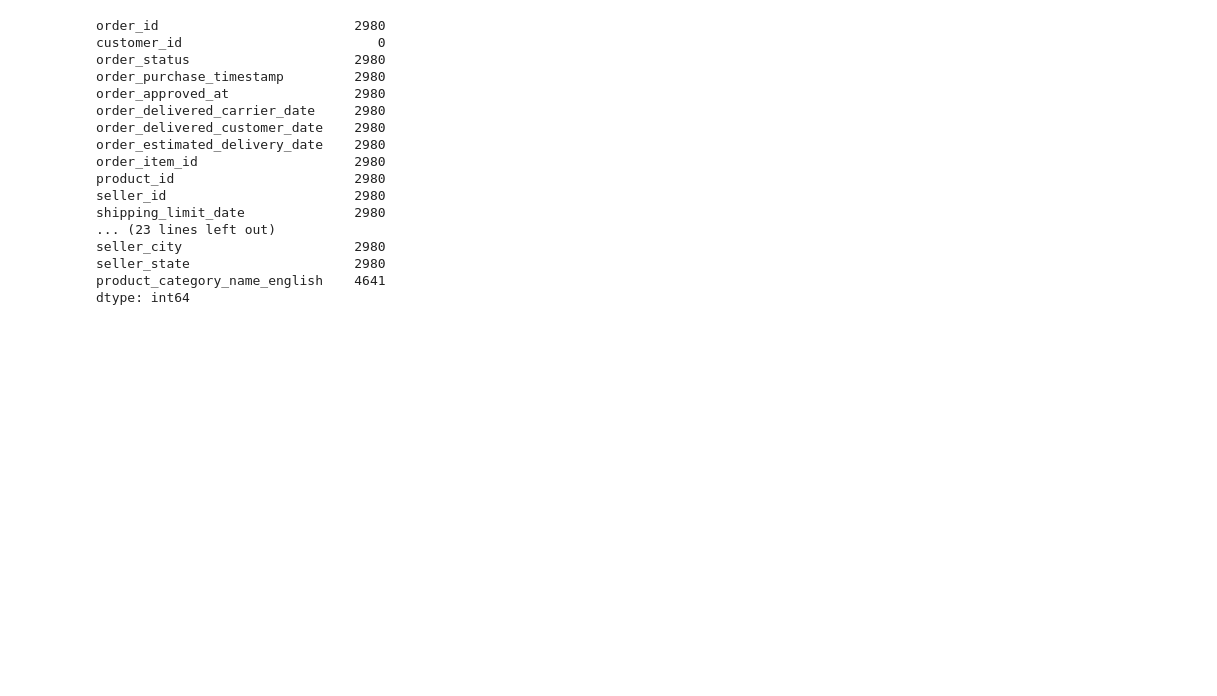
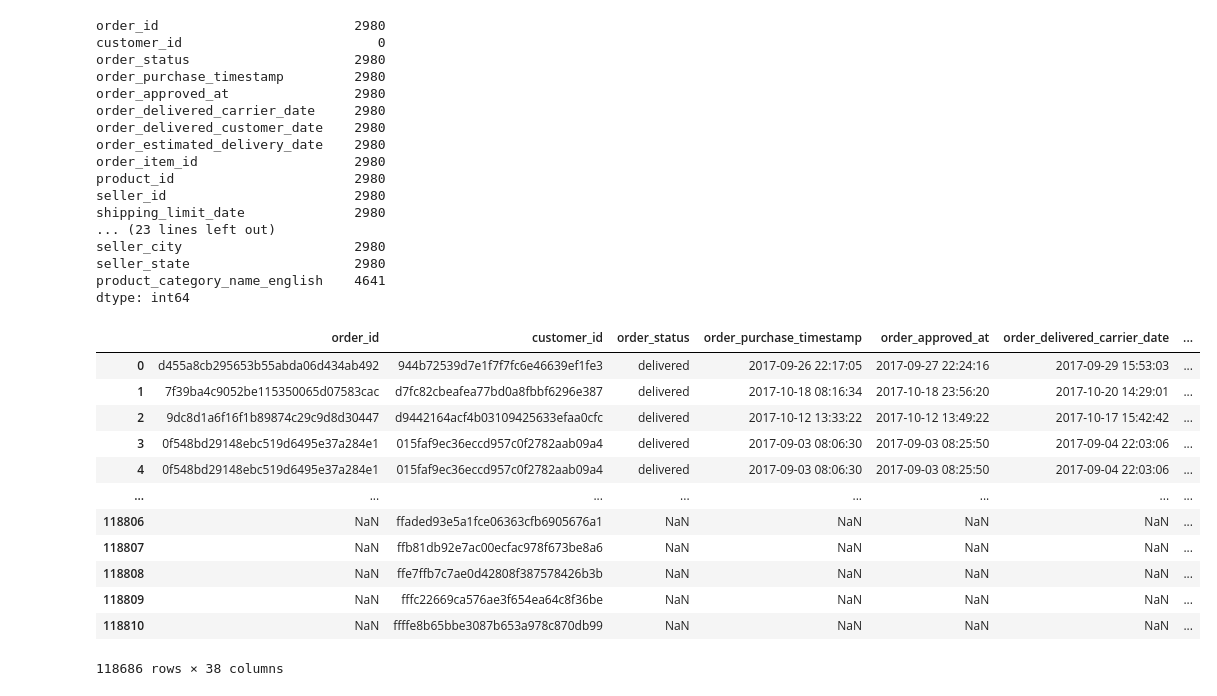
Before and after one commit to alexkondrashov7/-hackathon_2025_mipt, a Jupyter notebook: research/eda.ipynb, the cells around one changed output. Saved outputs shown, nothing was run; the diff lists cells and outputs as text; code cells hidden in the pictures; blank space fills up the shorter version.

```diff
--- a/research/eda.ipynb
+++ b/research/eda.ipynb
@@ -88,3 +88,19 @@ seller_city                      2980
 seller_state                     2980
 product_category_name_english    4641
 dtype: int64
+# %%
+data
+# %% [output]
+|  | order_id | customer_id | order_status | order_purchase_timestamp | order_approved_at | order_delivered_carrier_date | ... |
+| 0 | d455a8cb295653b55abda06d434ab492 | 944b72539d7e1f7f7fc6e46639ef1fe3 | delivered | 2017-09-26 22:17:05 | 2017-09-27 22:24:16 | 2017-09-29 15:53:03 | ... |
+| 1 | 7f39ba4c9052be115350065d07583cac | d7fc82cbeafea77bd0a8fbbf6296e387 | delivered | 2017-10-18 08:16:34 | 2017-10-18 23:56:20 | 2017-10-20 14:29:01 | ... |
+| 2 | 9dc8d1a6f16f1b89874c29c9d8d30447 | d9442164acf4b03109425633efaa0cfc | delivered | 2017-10-12 13:33:22 | 2017-10-12 13:49:22 | 2017-10-17 15:42:42 | ... |
+| 3 | 0f548bd29148ebc519d6495e37a284e1 | 015faf9ec36eccd957c0f2782aab09a4 | delivered | 2017-09-03 08:06:30 | 2017-09-03 08:25:50 | 2017-09-04 22:03:06 | ... |
+| 4 | 0f548bd29148ebc519d6495e37a284e1 | 015faf9ec36eccd957c0f2782aab09a4 | delivered | 2017-09-03 08:06:30 | 2017-09-03 08:25:50 | 2017-09-04 22:03:06 | ... |
+| ... | ... | ... | ... | ... | ... | ... | ... |
+| 118806 | NaN | ffaded93e5a1fce06363cfb6905676a1 | NaN | NaN | NaN | NaN | ... |
+| 118807 | NaN | ffb81db92e7ac00ecfac978f673be8a6 | NaN | NaN | NaN | NaN | ... |
+| 118808 | NaN | ffe7ffb7c7ae0d42808f387578426b3b | NaN | NaN | NaN | NaN | ... |
+| 118809 | NaN | fffc22669ca576ae3f654ea64c8f36be | NaN | NaN | NaN | NaN | ... |
+| 118810 | NaN | ffffe8b65bbe3087b653a978c870db99 | NaN | NaN | NaN | NaN | ... |
+118686 rows × 38 columns
```
Also changed, not shown: 1 other file.
